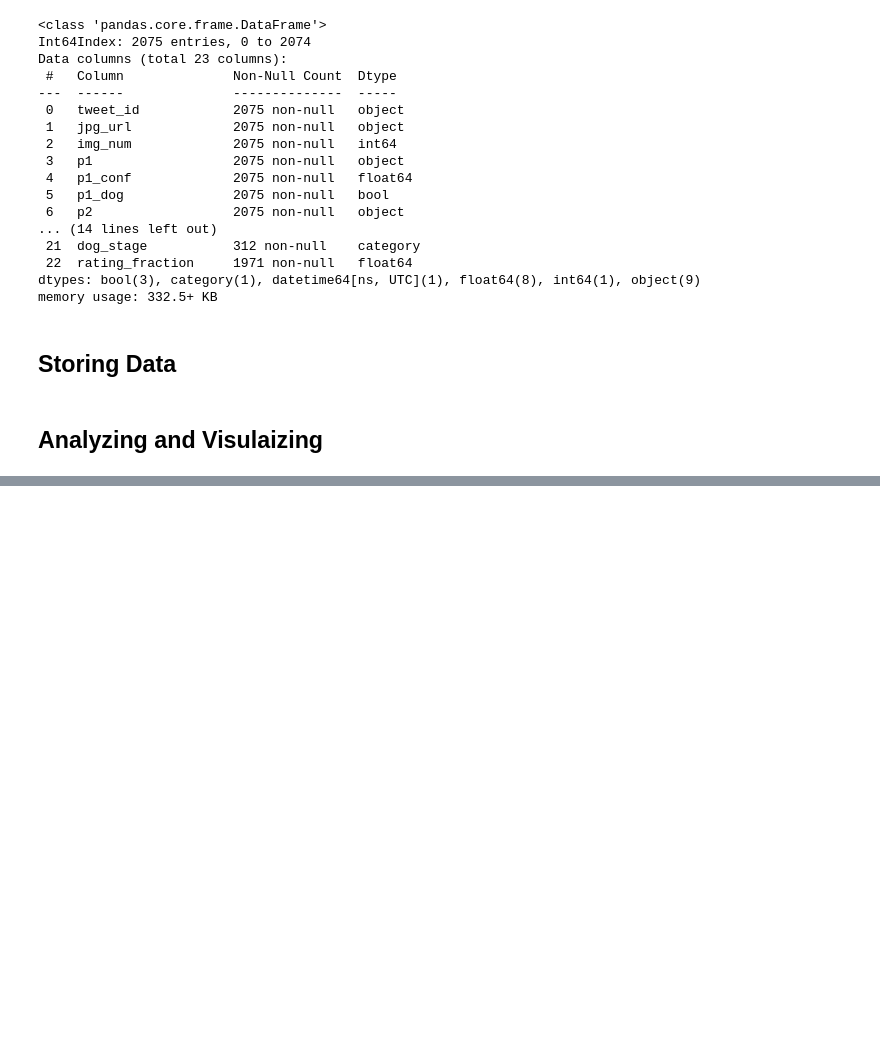
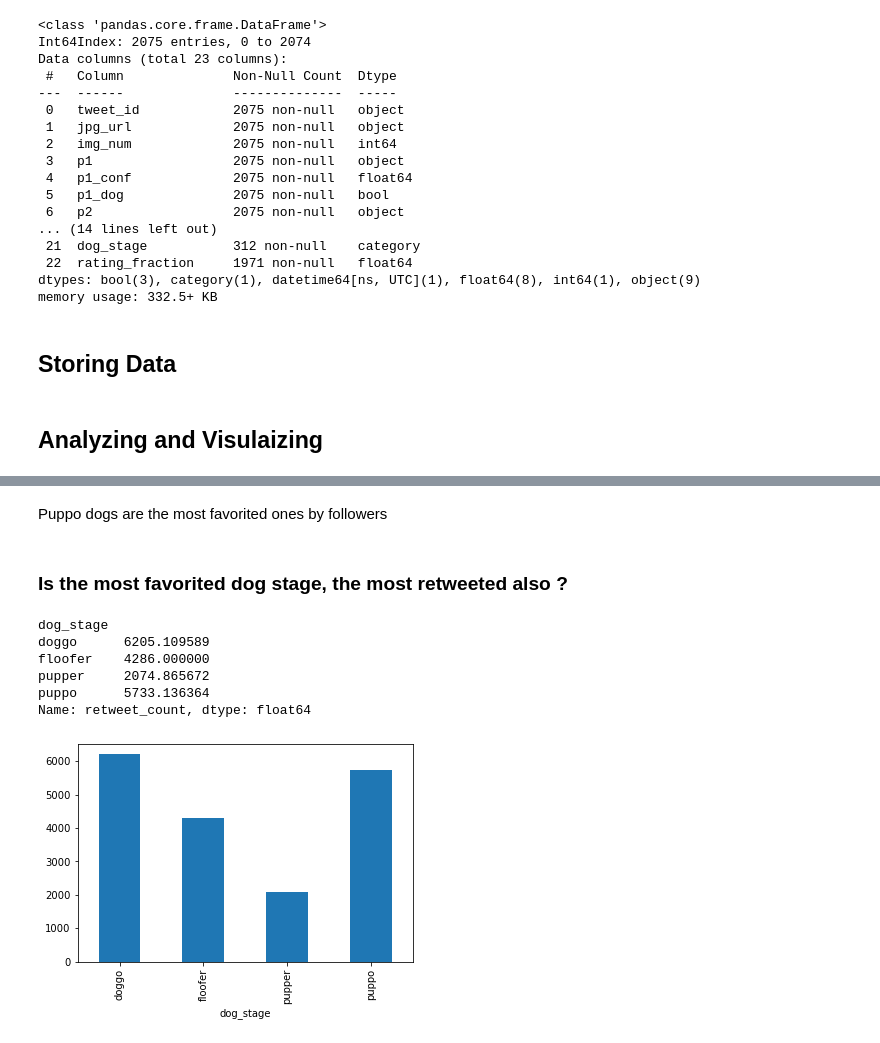
Before and after one commit to OthmanAhmed/wrangling-data-project, a Jupyter notebook: wrangle_act.ipynb, the cells around one changed output, grey strips where cells are left out. Drawn from its saved outputs; the diff is of its cells as text; code cells hidden in the pictures; blank space fills up the shorter version.

```diff
--- a/wrangle_act.ipynb
+++ b/wrangle_act.ipynb
@@ -683,0 +715,15 @@ tw_archive_master.to_csv('saved_work/twitter_archive_master.csv')
+# %% [markdown]
+Puppo dogs are the most favorited ones by followers
+# %% [markdown]
+### Is the most favorited dog stage, the most retweeted also ?
+# %%
+df.groupby('dog_stage')['retweet_count'].mean()[1:].plot(kind='bar');
+df.groupby('dog_stage')['retweet_count'].mean()[1:]
+# %% [output]
+dog_stage
+doggo      6205.109589
+floofer    4286.000000
+pupper     2074.865672
+puppo      5733.136364
+Name: retweet_count, dtype: float64
+[figure, added]
```
Also changed, not shown: parts of 10 cells of this notebook, 7 other files.
